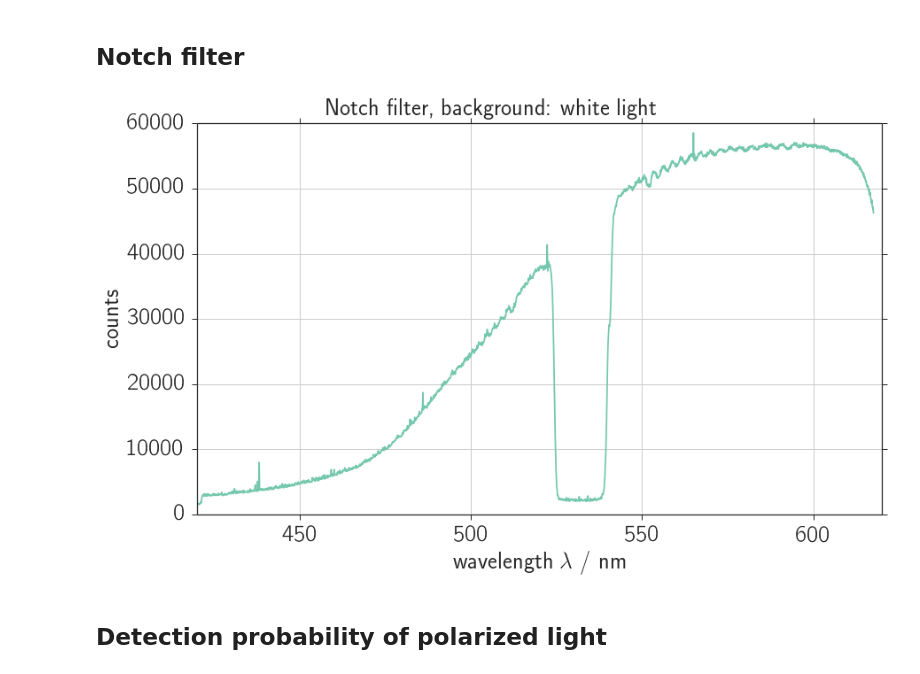
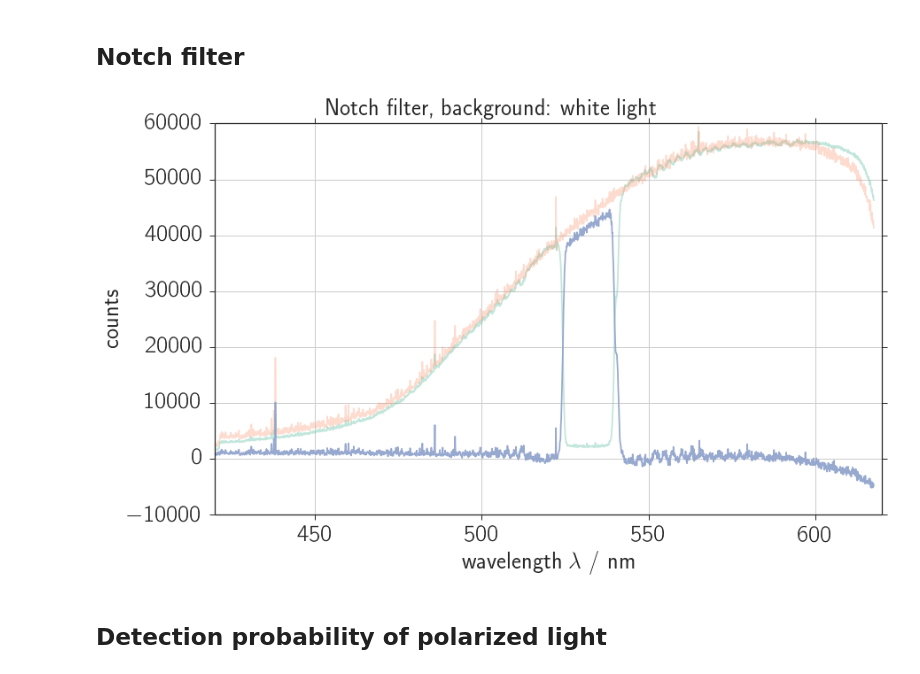
Before and after one commit to Bondzio/fp, a Jupyter notebook: raman/analysis/raman_ccd.ipynb, the cells around one changed output. Cells and saved outputs as stored; diff of their text form; code cells hidden in the pictures.

```diff
--- a/raman/analysis/raman_ccd.ipynb
+++ b/raman/analysis/raman_ccd.ipynb
@@ -351,35 +351,40 @@ filename = "ccd_white_notch"
 # Get integration time and number of measurements
 f = open("data/" + filename + ".txt", encoding='cp1252')
 lines = f.readlines()
 f.close()
 t = np.float(lines[8].split(' ')[2]) * 1e-6 # measured time in sec
 avg = np.float(lines[9].split(' ')[3]) # number of recording to take average from
 
 # Data
 x = np.load("npy/"+filename+"_lamb.npy")
 y = np.load("npy/"+filename+"_count.npy")
 y_e = un.uarray(y, np.maximum(1, np.sqrt(y / avg)))
 
+# White background
+y_white = np.load("npy/ccd_white_00_count.npy")
+
 # Plotting
 fig, ax = plt.subplots(1,1)
 if not save_fig:
     fig.suptitle('Notch filter, background: white light')
-ax.plot(x, y, "-", alpha = 0.9)
+ax.plot(x, y, "-", alpha = 0.4)
+ax.plot(x, y_white * 1.12, "-", alpha = 0.3)
+ax.plot(x, y_white * 1.12 - y, "-", alpha = 0.9)
 ax.set_xlim(xlim_global)
 #ax.set_xlim(565, 585)
 #ax.set_ylim(0,10000)
 ax.set_xlabel("wavelength $\lambda$ / nm")
 ax.set_ylabel("counts")
 ax.grid(True)
 #ax.legend(loc='best')
 if show_fig:
     fig.show()
 if save_fig:
     file_name = "ccd_notch_filter"
     fig.savefig(fig_dir + file_name + ".pdf")
     fig.savefig(fig_dir + file_name + ".png")
 # %% [output]
-[figure, old version]
+[figure, new version]
 # %% [markdown]
 ## Detection probability of polarized light
 # %%
```
Also changed, not shown: parts of 5 cells of this notebook, 2 other files.
